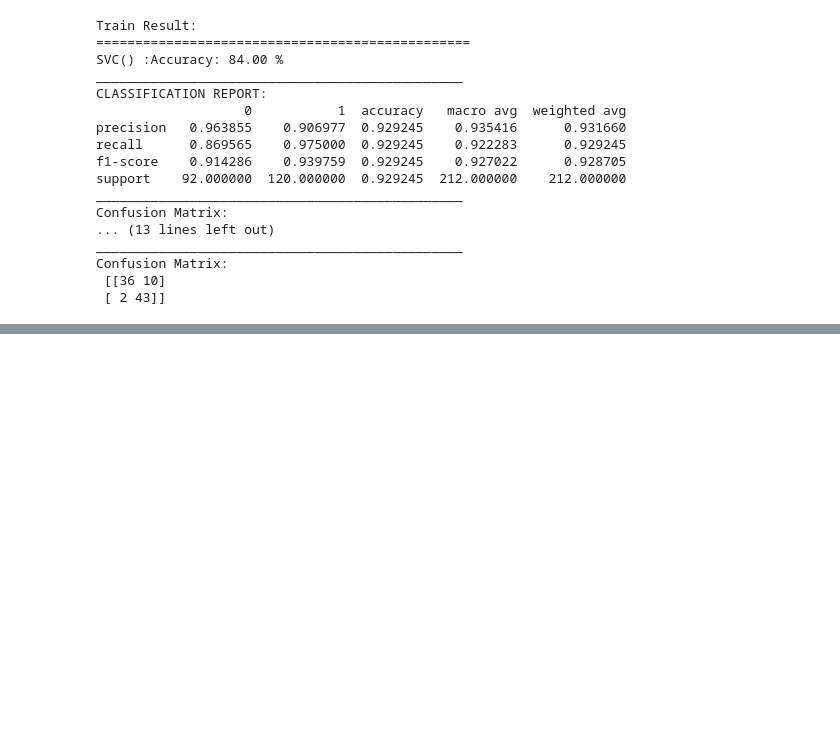
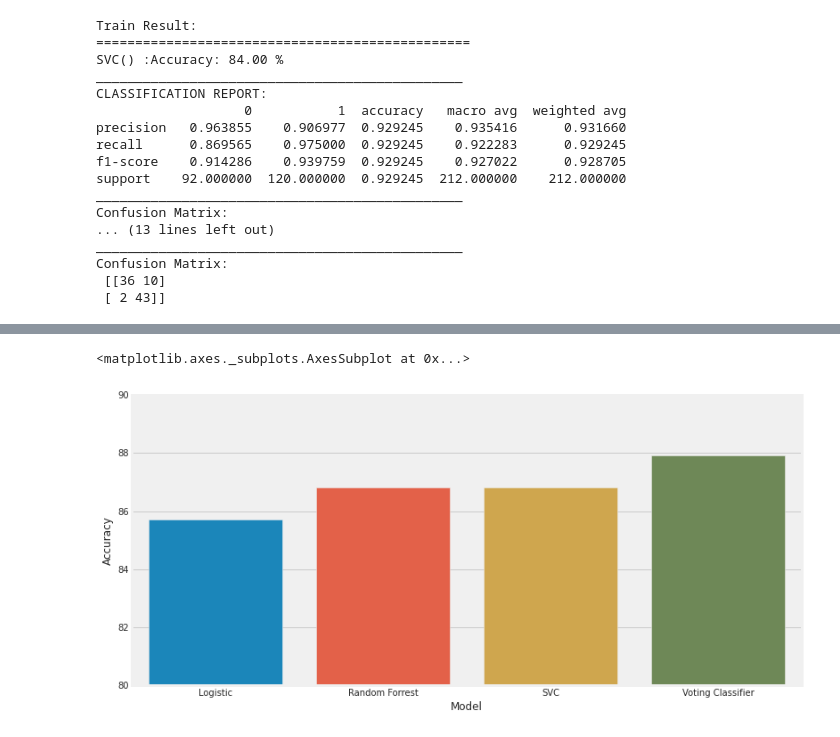
Before and after one commit to ShubhamML/Heart-Disease-Detection, a Jupyter notebook: HeartDetection.ipynb, the cells around one changed output, grey strips where cells are left out. Cells and saved outputs as stored; diff of their text form; code cells hidden in the pictures; blank space fills up the shorter version.

```diff
--- a/HeartDetection.ipynb
+++ b/HeartDetection.ipynb
@@ -356,0 +360,3 @@ results_df
+# %%
+acc=pd.read_excel('Book1.xlsx')
+acc
@@ -356,0 +370,7 @@ results_df
+# %%
+plt.figure(figsize=(12,6))
+plt.ylim([80,90])
+sns.barplot(data=acc,x='Model',y='Accuracy')
+# %% [output]
+<matplotlib.axes._subplots.AxesSubplot at 0x...>
+[figure, added]
```
Also changed, not shown: parts of 6 cells of this notebook.
